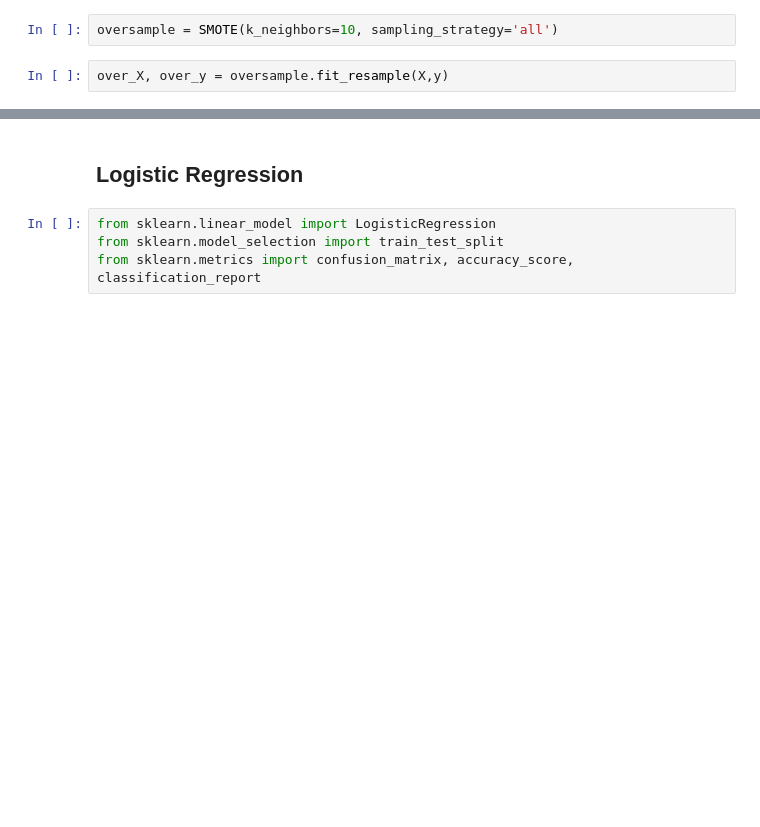
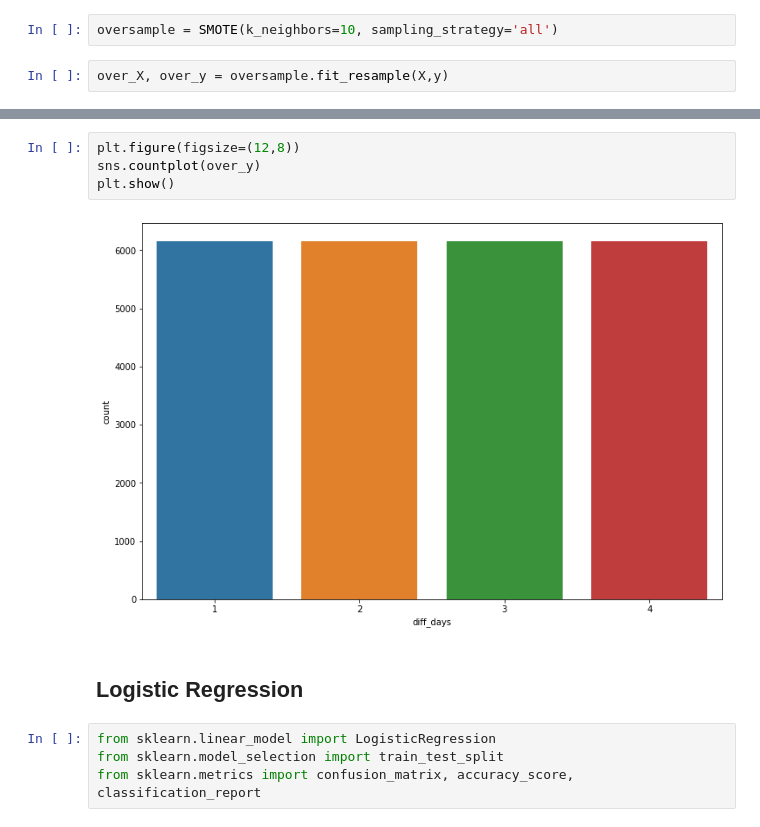
Before and after one commit to pszachew/Delivery-Prediction, a Jupyter notebook: DataPreprocessing.ipynb, the cells around one changed output, grey strips where cells are left out. Drawn from its saved outputs; the diff is of its cells as text; blank space fills up the shorter version.

```diff
--- a/DataPreprocessing.ipynb
+++ b/DataPreprocessing.ipynb
@@ -90,3 +78,9 @@ Name: diff_days, Length: 24632, dtype: int64
+# %%
+plt.figure(figsize=(12,8))
+sns.countplot(over_y)
+plt.show()
+# %% [output]
+[figure, added]
 # %% [markdown]
 ## **Logistic Regression**
 # %%
```
Also changed, not shown: parts of 11 cells of this notebook.
